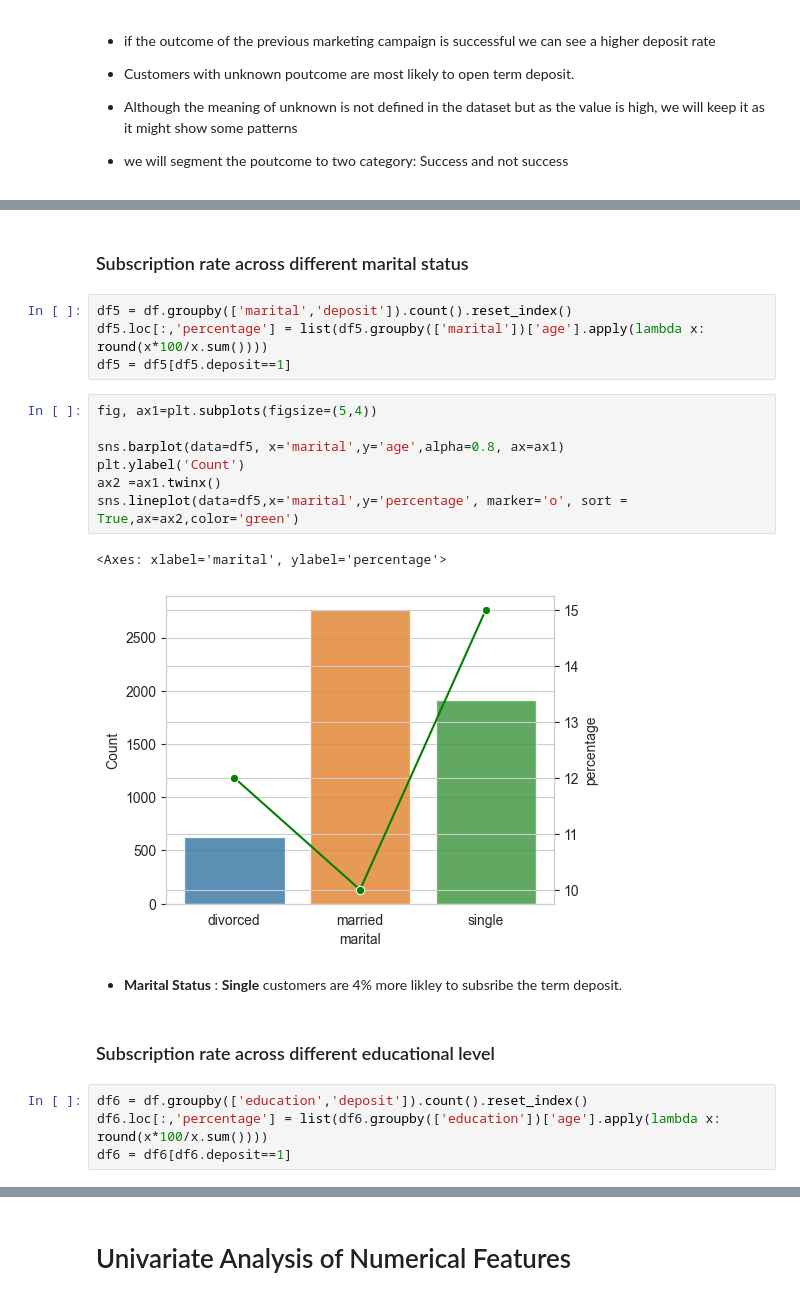
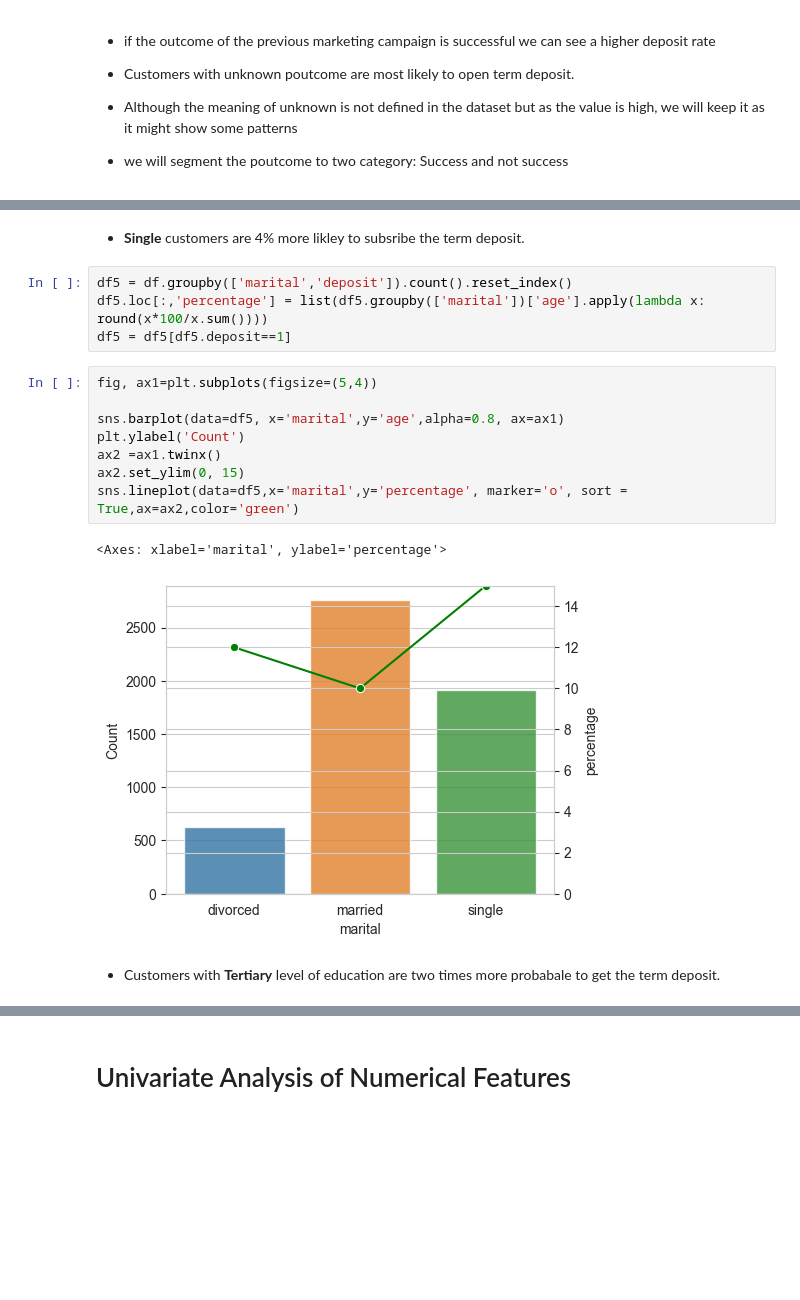
Before and after one commit to 87tana/ML_Classification_Imbalance_Banking, a Jupyter notebook: Bank_EDA.ipynb, the cells around one changed output, grey strips where cells are left out. Cells and saved outputs as stored; diff of their text form; blank space fills up the shorter version.

```diff
--- a/Bank_EDA.ipynb
+++ b/Bank_EDA.ipynb
@@ -515,5 +532,5 @@ sns.lineplot(data=df4,x='poutcome',y='percentage', marker='o', sort = True,ax=ax
 # %% [markdown]
-### Subscription rate across different marital status
+- **Single** customers are 4% more likley to subsribe the term deposit.
 # %%
 df5 = df.groupby(['marital','deposit']).count().reset_index()
 df5.loc[:,'percentage'] = list(df5.groupby(['marital'])['age'].apply(lambda x: round(x*100/x.sum())))
@@ -521,18 +538,13 @@ df5 = df5[df5.deposit==1]
 # %%
 fig, ax1=plt.subplots(figsize=(5,4))
 
 sns.barplot(data=df5, x='marital',y='age',alpha=0.8, ax=ax1)
 plt.ylabel('Count')
 ax2 =ax1.twinx()
+ax2.set_ylim(0, 15)
 sns.lineplot(data=df5,x='marital',y='percentage', marker='o', sort = True,ax=ax2,color='green')
 # %% [output]
 <Axes: xlabel='marital', ylabel='percentage'>
-[figure, old version]
+[figure, new version]
-# %% [markdown]
-- **Marital Status** : **Single** customers are 4% more likley to subsribe the term deposit.
 # %% [markdown]
-### Subscription rate across different educational level
+- Customers with **Tertiary** level of education are two times more probabale to get the term deposit.
-# %%
-df6 = df.groupby(['education','deposit']).count().reset_index()
-df6.loc[:,'percentage'] = list(df6.groupby(['education'])['age'].apply(lambda x: round(x*100/x.sum())))
-df6 = df6[df6.deposit==1]
```
Also changed, not shown: parts of 182 cells of this notebook.
